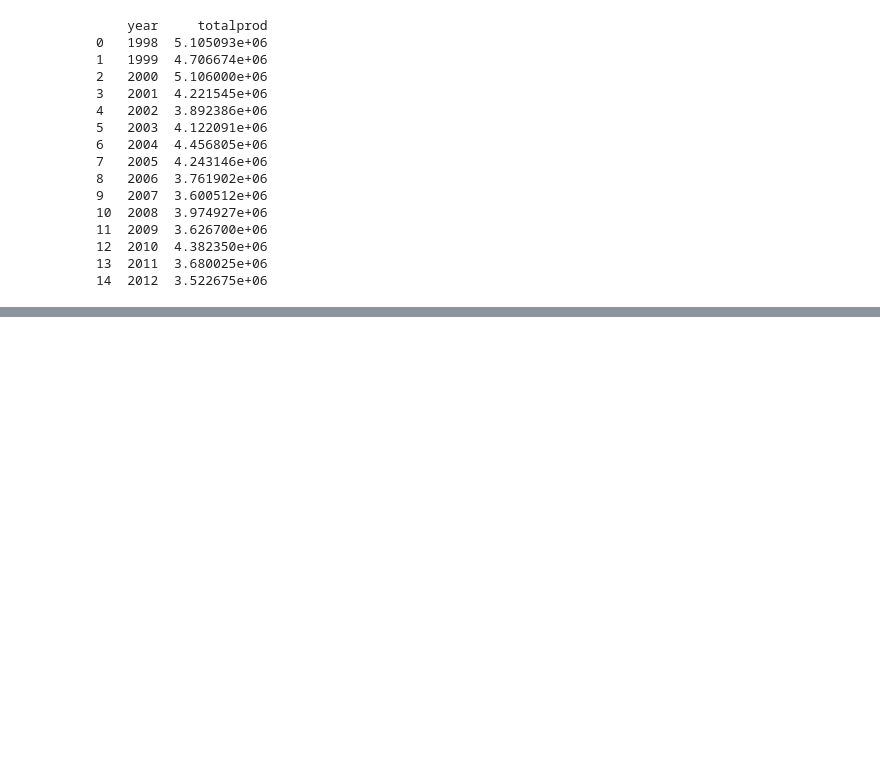
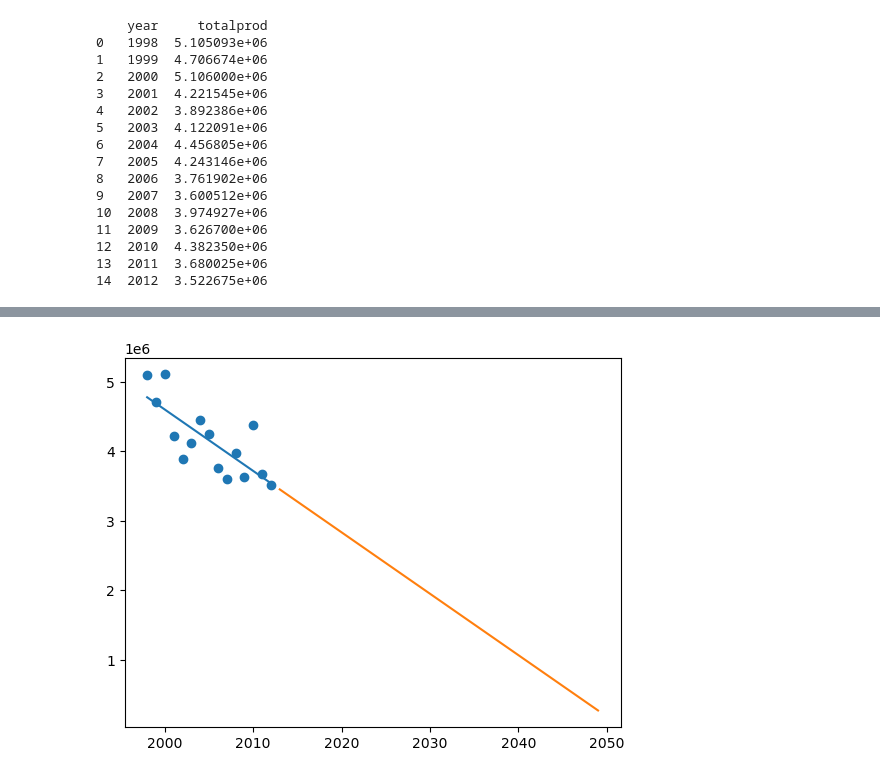
Before and after one commit to ammaarmelethil/honeyProductionTrends, a Jupyter notebook: honeyProductionsTrends.ipynb, the cells around one changed output, grey strips where cells are left out. Saved outputs shown, nothing was run; the diff lists cells and outputs as text; code cells hidden in the pictures; blank space fills up the shorter version.

```diff
--- a/honeyProductionsTrends.ipynb
+++ b/honeyProductionsTrends.ipynb
@@ -49,0 +74,13 @@ y = prod_per_year['totalprod']
+# %%
+X_future = np.array(range(2013,2050))
+# print(X_future)
+X_future = X_future.reshape(-1,1) # Transpose
+# print(X_future)
+# %%
+future_pred = regr.predict(X_future)
+plt.scatter(X, y) # Actual data scattered
+plt.plot(X, y_pred) # Line of best fit from actual data (blue line)
+plt.plot(X_future, future_pred) # Prediction till 2050 (orange line)
+plt.show()
+# %% [output]
+[figure, added]
```
Also changed, not shown: parts of 5 cells of this notebook.
